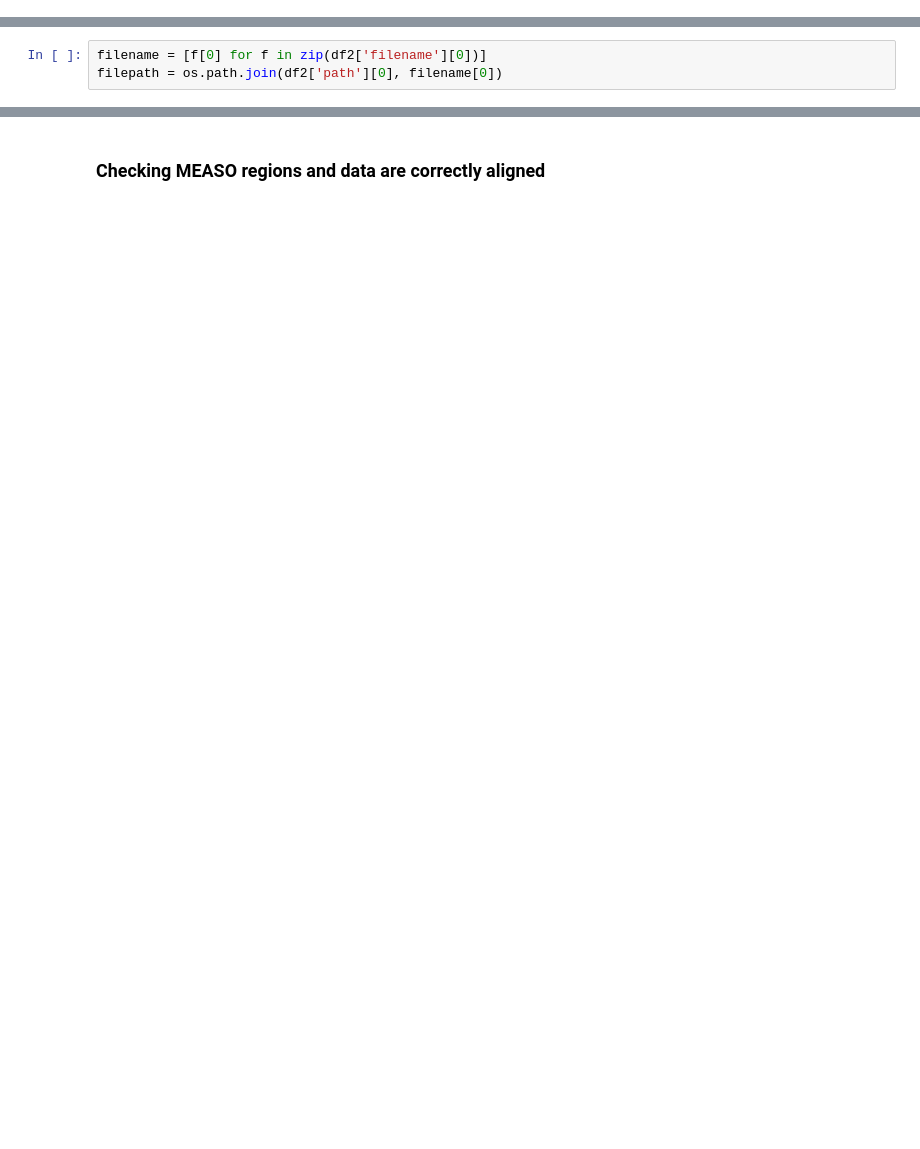
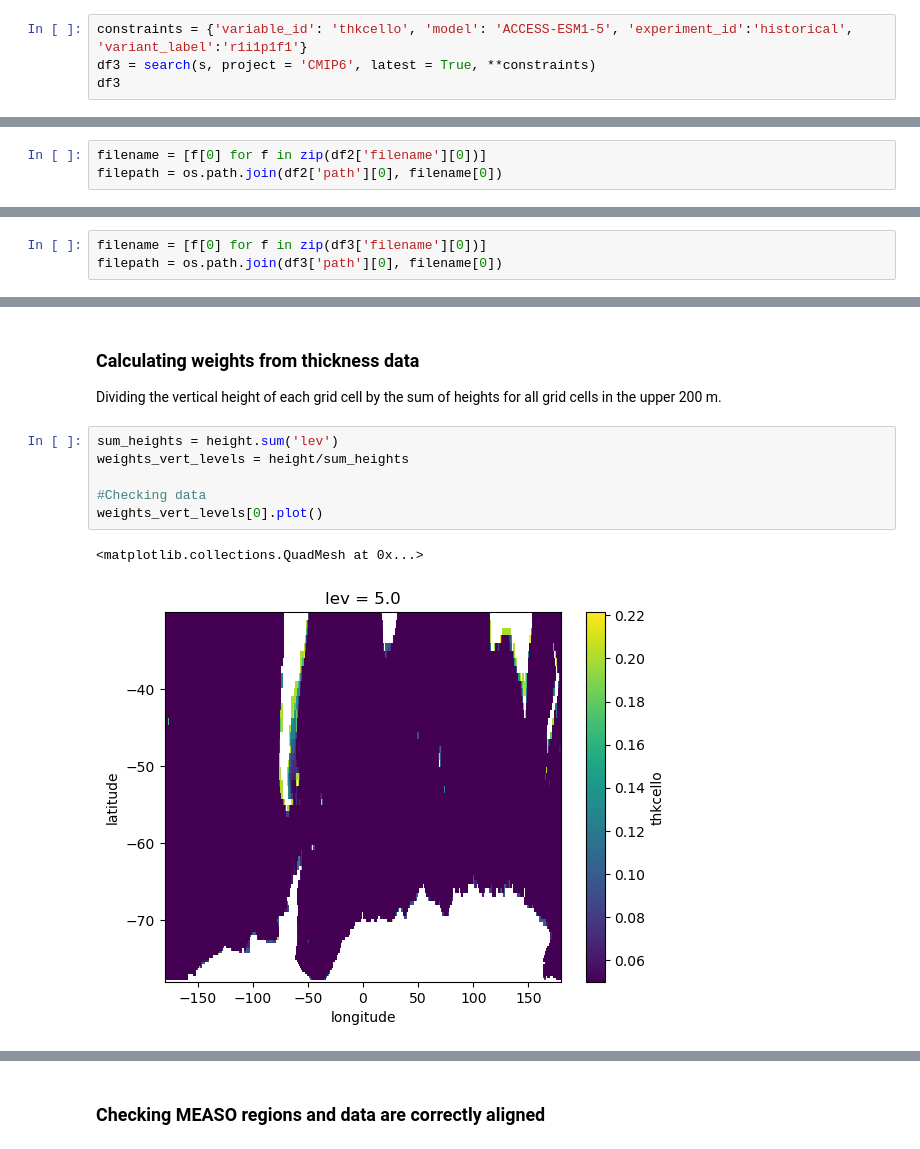
Before and after one commit to lidefi87/ACCESS_scripts_DFA, a Jupyter notebook: Scripts/MEASO/MEASO_space.ipynb, the cells around one changed output, grey strips where cells are left out. Saved outputs shown, nothing was run; the diff lists cells and outputs as text; blank space fills up the shorter version.

```diff
--- a/Scripts/MEASO/MEASO_space.ipynb
+++ b/Scripts/MEASO/MEASO_space.ipynb
@@ -58,3 +40,7 @@ df2
 | path |  |  |  |  |  |  |  | ... |
 | /g/data/fs38/publications/CMIP6/C... | CMIP6 | CMIP | CSIRO | ACCESS-ESM1-5 | AOGCM | historical | none | ... |
 1 rows × 23 columns
+# %%
+constraints = {'variable_id': 'thkcello', 'model': 'ACCESS-ESM1-5', 'experiment_id':'historical', 'variant_label':'r1i1p1f1'}
+df3 = search(s, project = 'CMIP6', latest = True, **constraints)
+df3
@@ -280,0 +240,3 @@ area.plot()
+# %%
+filename = [f[0] for f in zip(df3['filename'][0])]
+filepath = os.path.join(df3['path'][0], filename[0])
@@ -280,0 +268,12 @@ area.plot()
+# %% [markdown]
+### Calculating weights from thickness data
+Dividing the vertical height of each grid cell by the sum of heights for all grid cells in the upper 200 m.
+# %%
+sum_heights = height.sum('lev')
+weights_vert_levels = height/sum_heights
+
+#Checking data
+weights_vert_levels[0].plot()
+# %% [output]
+<matplotlib.collections.QuadMesh at 0x...>
+[figure, added]
```
Also changed, not shown: parts of 43 cells of this notebook, 17 other files.
